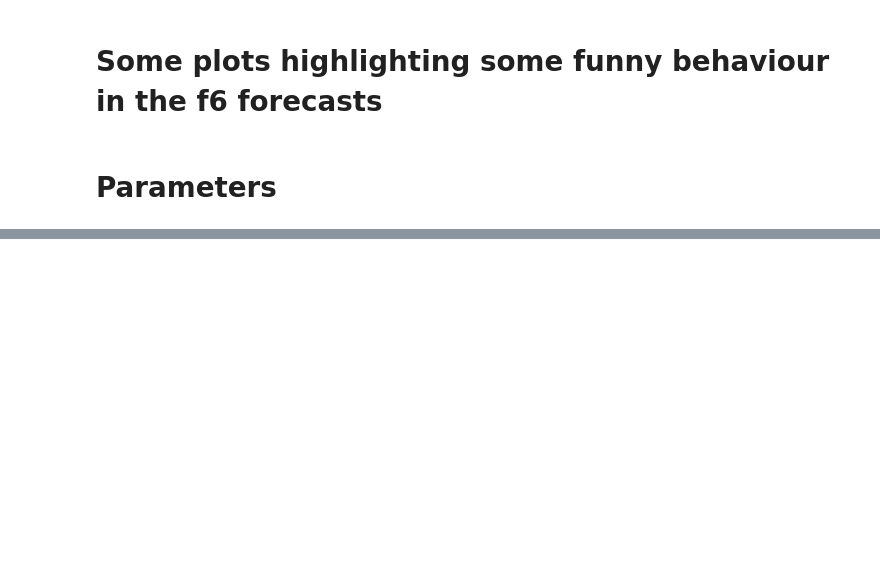
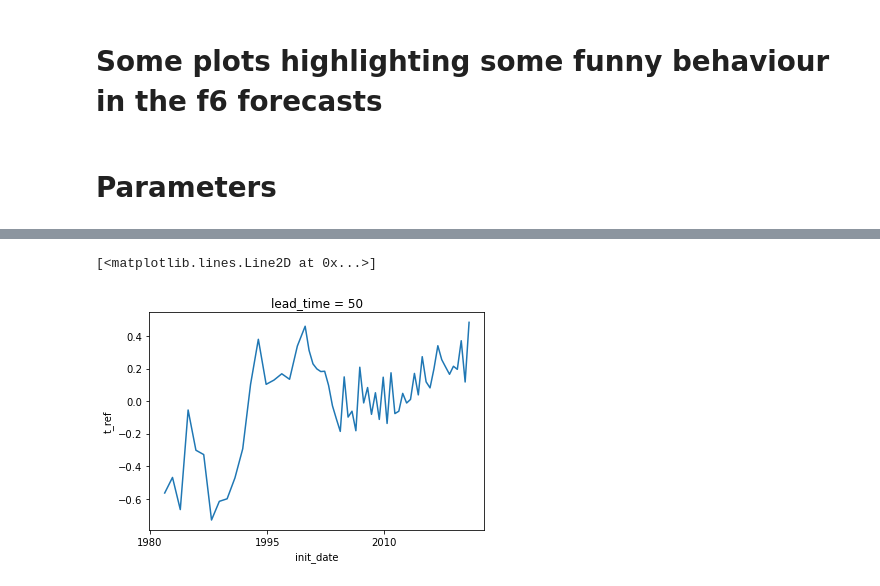
Before and after one commit to dougiesquire/hydro_tasmania, a Jupyter notebook: 2020/X.0_forecast_issues.ipynb, the cells around one changed output, grey strips where cells are left out. Drawn from its saved outputs; the diff is of its cells as text; code cells hidden in the pictures; blank space fills up the shorter version.

```diff
--- a/2020/X.0_forecast_issues.ipynb
+++ b/2020/X.0_forecast_issues.ipynb
@@ -50,0 +56,5 @@ fig.colorbar(im, cax=cbar_ax, orientation='horizontal');
+# %%
+fcst[VARIABLE].sel(lead_time=50).mean('ensemble').plot()
+# %% [output]
+[<matplotlib.lines.Line2D at 0x...>]
+[figure, added]
```
Also changed, not shown: parts of 2 cells of this notebook, 6 other files.
